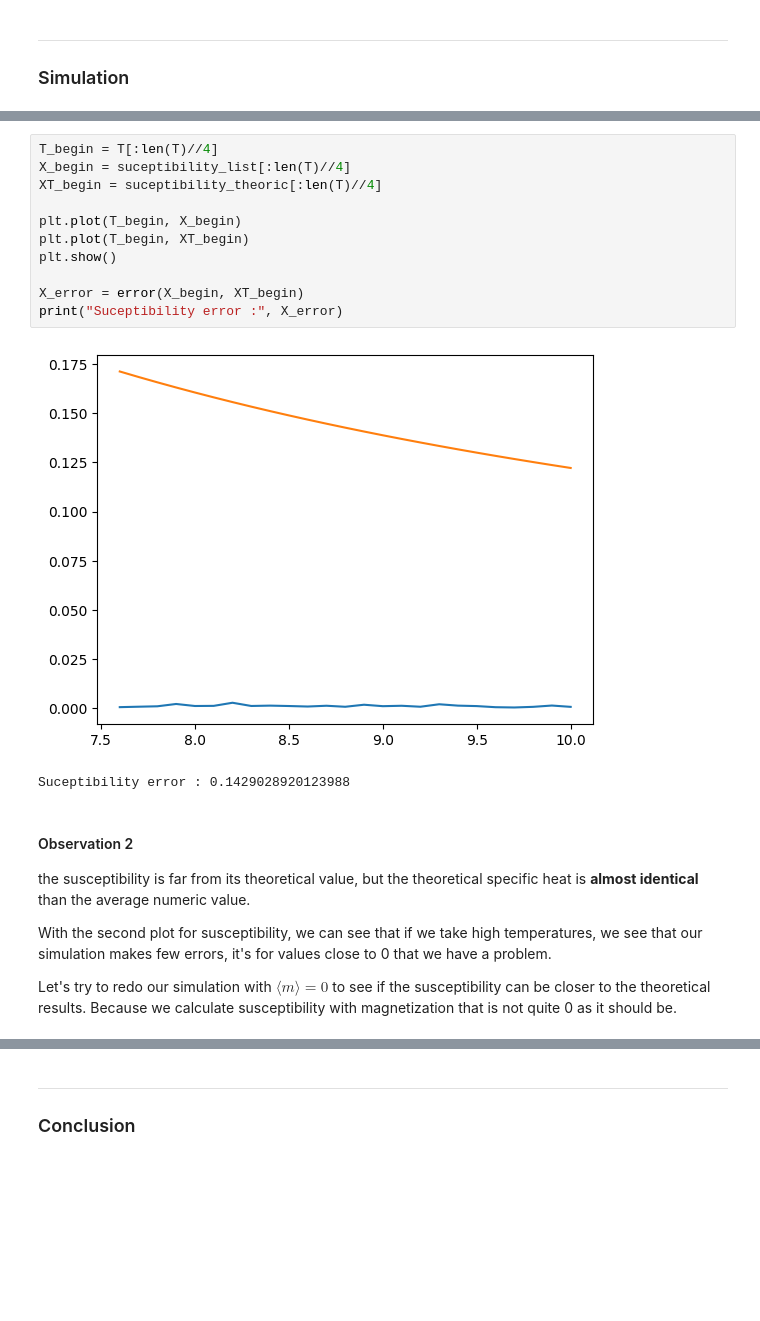
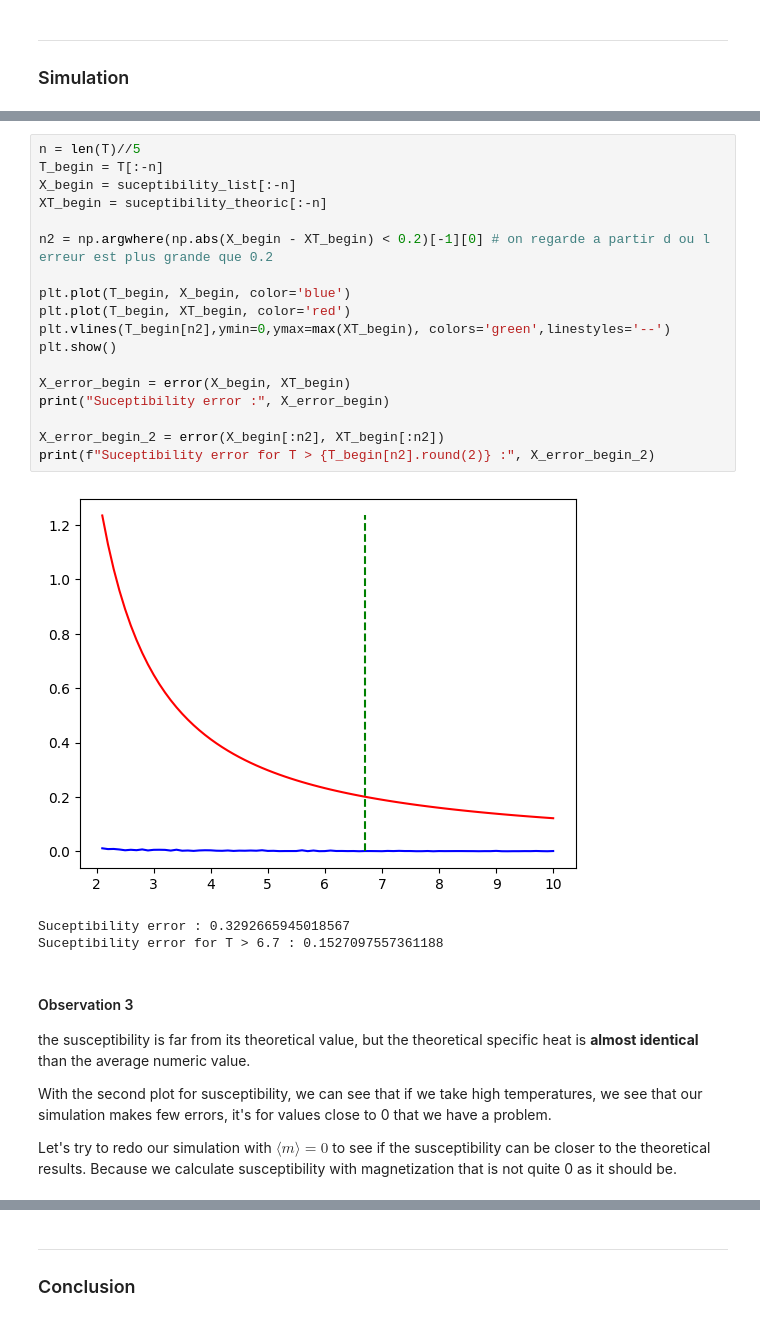
Before and after one commit to TheoHUETQC/monte-carlo, a Jupyter notebook: project1/qmc_project1.ipynb, the cells around one changed output, grey strips where cells are left out. Cells and saved outputs as stored; diff of their text form; blank space fills up the shorter version.

```diff
--- a/project1/qmc_project1.ipynb
+++ b/project1/qmc_project1.ipynb
@@ -256,19 +285,27 @@ Specific heat error : 0.03589354923127812
-# %%
-T_begin = T[:len(T)//4]
-X_begin = suceptibility_list[:len(T)//4]
-XT_begin = suceptibility_theoric[:len(T)//4]
-
-plt.plot(T_begin, X_begin)
-plt.plot(T_begin, XT_begin)
-plt.show()
-
-X_error = error(X_begin, XT_begin)
-print("Suceptibility error :", X_error)
-# %% [output]
-[figure, removed]
-Suceptibility error : 0.1429028920123988
+# %%
+n = len(T)//5
+T_begin = T[:-n]
+X_begin = suceptibility_list[:-n]
+XT_begin = suceptibility_theoric[:-n]
+
+n2 = np.argwhere(np.abs(X_begin - XT_begin) < 0.2)[-1][0] # on regarde a partir d ou l erreur est plus grande que 0.2
+
+plt.plot(T_begin, X_begin, color='blue')
+plt.plot(T_begin, XT_begin, color='red')
+plt.vlines(T_begin[n2],ymin=0,ymax=max(XT_begin), colors='green',linestyles='--')
+plt.show()
+
+X_error_begin = error(X_begin, XT_begin)
+print("Suceptibility error :", X_error_begin)
+
+X_error_begin_2 = error(X_begin[:n2], XT_begin[:n2])
+print(f"Suceptibility error for T > {T_begin[n2].round(2)} :", X_error_begin_2)
+# %% [output]
+[figure, added]
+Suceptibility error : 0.3292665945018567
+Suceptibility error for T > 6.7 : 0.1527097557361188
 # %% [markdown]
-#### Observation 2
+#### Observation 3
 
 the susceptibility is far from its theoretical value, but the theoretical specific heat is **almost identical** than the average numeric value.
 
```
Also changed, not shown: parts of 15 cells of this notebook.
